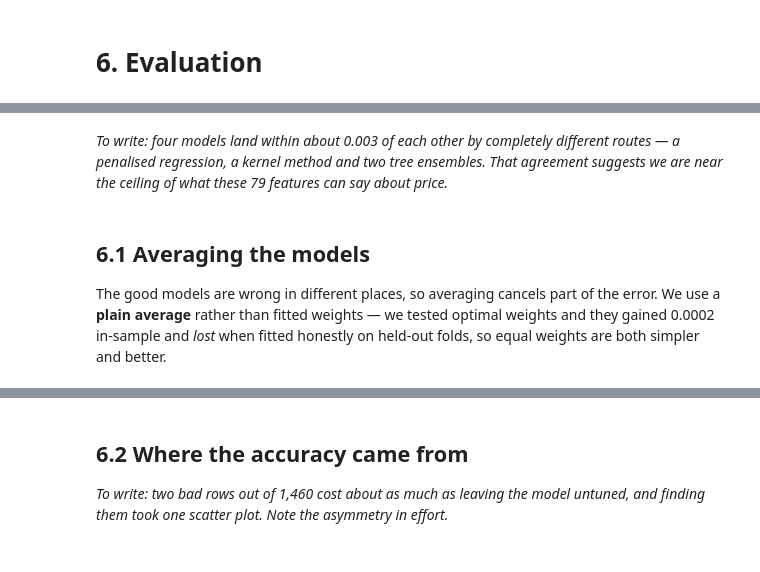
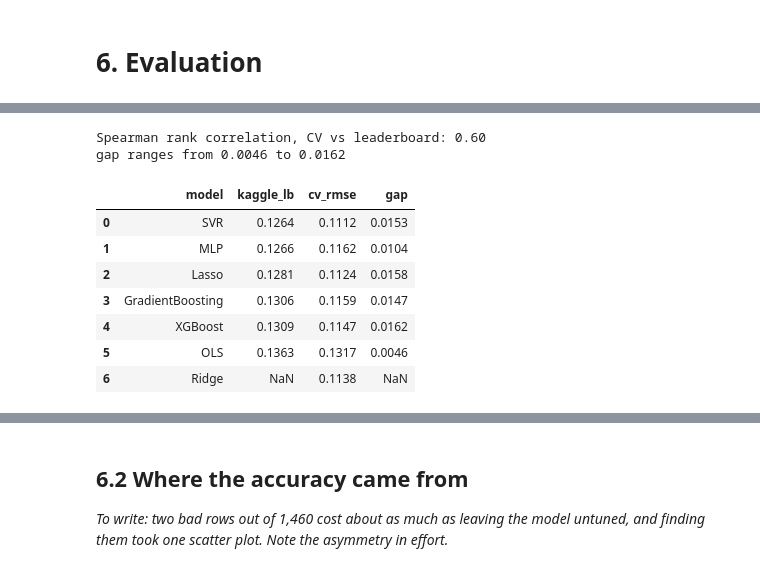
Before and after one commit to siddharthyashkukreja-cloud/smu_programming_group, a Jupyter notebook: ACCT682_Housing_prices.ipynb, the cells around one changed output, grey strips where cells are left out. Drawn from its saved outputs; the diff is of its cells as text; code cells hidden in the pictures.

```diff
--- a/ACCT682_Housing_prices.ipynb
+++ b/ACCT682_Housing_prices.ipynb
@@ -479,0 +532,15 @@ GradientBoosting  CV RMSE = 0.1159
+# %%
+def network(alpha):
+    return TransformedTargetRegressor(
+        regressor=MLPRegressor(hidden_layer_sizes=(64,), alpha=alpha,
+                               max_iter=600, random_state=RANDOM_STATE),
+        transformer=StandardScaler(),
+    )
+
+mlp_rows, mlp_oofs = [], {}
+for alpha in [1.0, 3.0, 10.0]:
+    score, oof = cv_rmse(network(alpha), X, y)
+    mlp_rows.append({"alpha": alpha, "cv_rmse": score})
+    mlp_oofs[alpha] = oof
+
+pd.DataFrame(mlp_rows).sort_values("cv_rmse").round(4).reset_index(drop=True)
@@ -497,6 +562,35 @@ results.sort_values("cv_rmse").round(4).reset_index(drop=True)
-# %% [markdown]
-*To write: four models land within about 0.003 of each other by completely different routes — a penalised regression, a kernel method and two tree ensembles. That agreement suggests we are near the ceiling of what these 79 features can say about price.*
-# %% [markdown]
-## 6.1 Averaging the models
-
-The good models are wrong in different places, so averaging cancels part of the error. We use a **plain average** rather than fitted weights — we tested optimal weights and they gained 0.0002 in-sample and *lost* when fitted honestly on held-out folds, so equal weights are both simpler and better.
+# %%
+models = {"OLS": ols_oof, "Ridge": ridge_oof, "Lasso": lasso_oof,
+          "SVR": svr_oof, "XGBoost": xgb_oof, "GradientBoosting": gbr_oof,
+          "MLP": mlp_oof}
+
+# scores Kaggle returned when we submitted each model on its own, typed in by hand
+# from the leaderboard -- these are true out-of-sample, on 1,459 houses we never see
+kaggle_lb = {"OLS": 0.13626, "Lasso": 0.12813, "SVR": 0.12644, "XGBoost": 0.13089,
+             "GradientBoosting": 0.13063, "MLP": 0.12660}
+
+results = pd.DataFrame({"model": list(models),
+                        "cv_rmse": [np.sqrt(mean_squared_error(y, p)) for p in models.values()]})
+results["kaggle_lb"] = results.model.map(kaggle_lb)
+results["gap"] = results.kaggle_lb - results.cv_rmse
+
+# the leaderboard is the score that counts, so lead with it
+results = results[["model", "kaggle_lb", "cv_rmse", "gap"]]
+
+submitted = results.dropna(subset=["kaggle_lb"])
+rho = submitted.cv_rmse.corr(submitted.kaggle_lb, method="spearman")
+print(f"Spearman rank correlation, CV vs leaderboard: {rho:.2f}")
+print(f"gap ranges from {submitted.gap.min():.4f} to {submitted.gap.max():.4f}")
+
+results.sort_values("kaggle_lb").round(4).reset_index(drop=True)
+# %% [output]
+Spearman rank correlation, CV vs leaderboard: 0.60
+gap ranges from 0.0046 to 0.0162
+|  | model | kaggle_lb | cv_rmse | gap |
+| 0 | SVR | 0.1264 | 0.1112 | 0.0153 |
+| 1 | MLP | 0.1266 | 0.1162 | 0.0104 |
+| 2 | Lasso | 0.1281 | 0.1124 | 0.0158 |
+| 3 | GradientBoosting | 0.1306 | 0.1159 | 0.0147 |
+| 4 | XGBoost | 0.1309 | 0.1147 | 0.0162 |
+| 5 | OLS | 0.1363 | 0.1317 | 0.0046 |
+| 6 | Ridge | NaN | 0.1138 | NaN |
```
Also changed, not shown: parts of 30 cells of this notebook, 8 other files.
